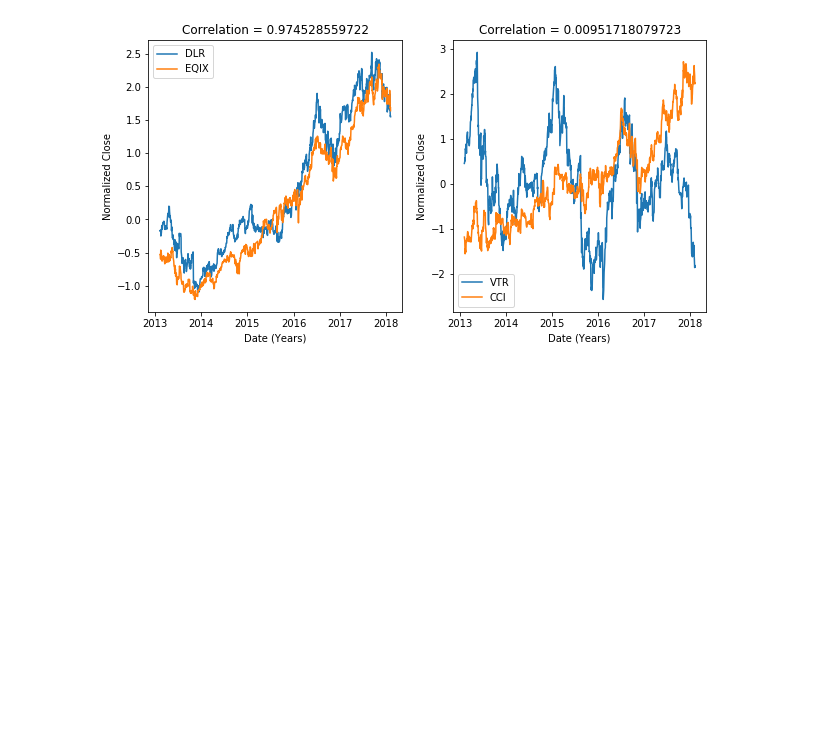
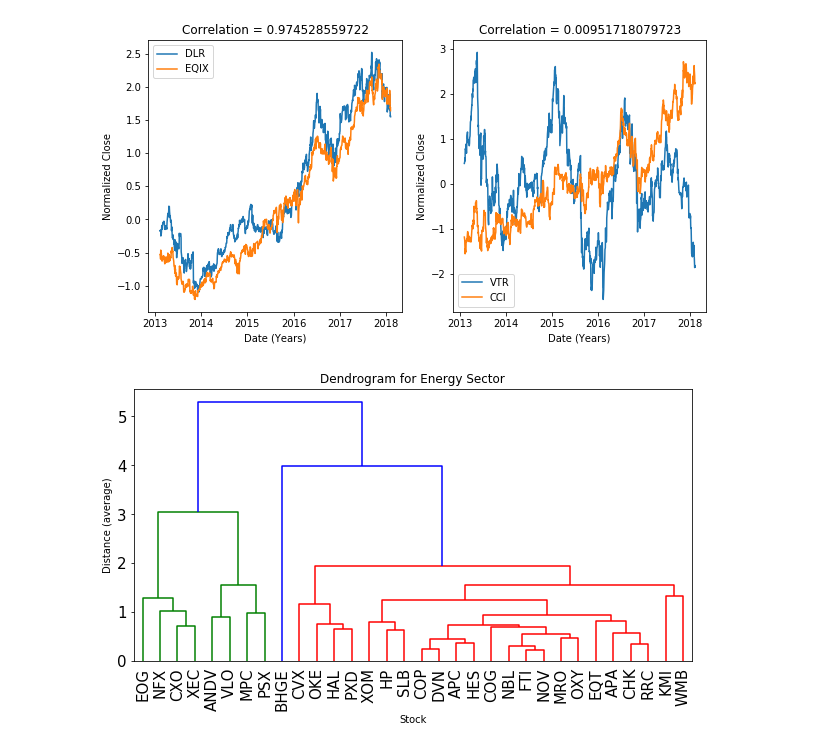
Before and after one commit to Aaivazi000/fintech-master, a Jupyter notebook: Marin Workspace/marin_5.9.ipynb, the cells around one changed output. Saved outputs shown, nothing was run; the diff lists cells and outputs as text; code cells hidden in the pictures; blank space fills up the shorter version.

Commit message:
energy sector

```diff
--- a/Marin Workspace/marin_5.9.ipynb
+++ b/Marin Workspace/marin_5.9.ipynb
@@ -282,0 +281,14 @@ Z2 = linkage(correlation, 'average')
+# %%
+correlations = close_df2.corr()
+Z2 = linkage(correlations, 'average')
+# %%
+plt.figure(figsize=(10, 5))
+plt.title('Dendrogram for Energy Sector')
+plt.xlabel('Stock')
+plt.ylabel('Distance (average)')
+dendrogram(Z2, labels = correlations.columns)
+pylab.xticks(rotation=90, fontsize=15)
+pylab.yticks(fontsize=15)
+plt.show()
+# %% [output]
+[figure, added]
```
Also changed, not shown: parts of 2 cells of this notebook.
